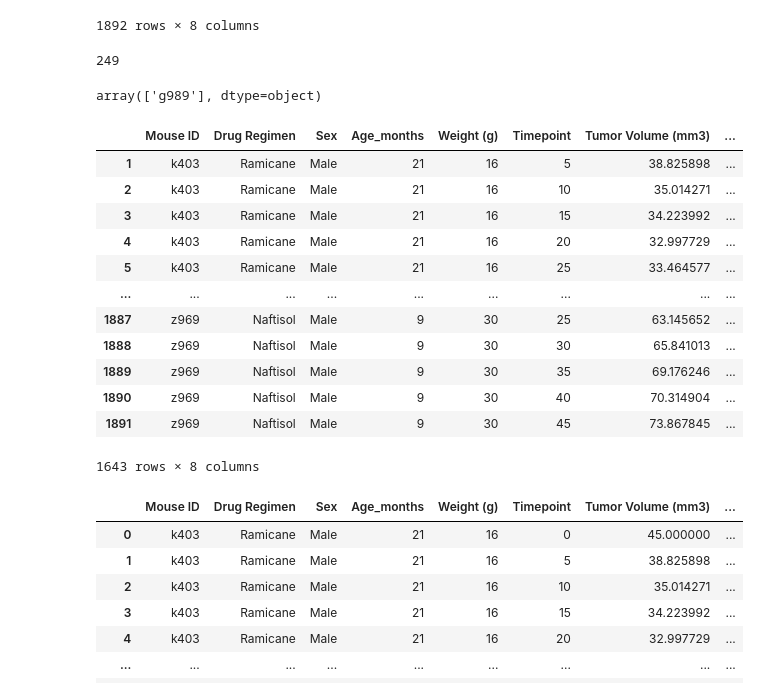
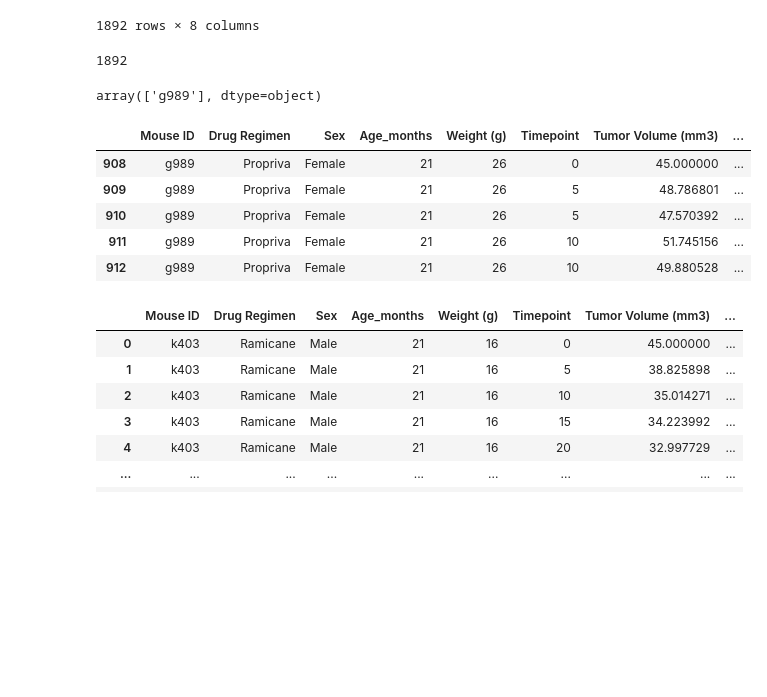
Before and after one commit to fhelms8/Matplotlib, a Jupyter notebook: Pymaceuticals/pymaceuticals_starter.ipynb, the cells around one changed output. Cells and saved outputs as stored; diff of their text form; code cells hidden in the pictures; blank space fills up the shorter version.

```diff
--- a/Pymaceuticals/pymaceuticals_starter.ipynb
+++ b/Pymaceuticals/pymaceuticals_starter.ipynb
@@ -5,6 +5,7 @@
 import matplotlib.pyplot as plt
 import pandas as pd
 import scipy.stats as st
+import numpy as np
 
 # Study data files
 mouse_metadata_path = "data/Mouse_metadata.csv"
@@ -15,7 +16,7 @@ mouse_metadata = pd.read_csv(mouse_metadata_path).drop_duplicates()
 study_results = pd.read_csv(study_results_path).drop_duplicates()
 
 # Combine the data into a single dataset
-merged_data = pd.merge(mouse_metadata, study_results, on='Mouse ID', how='inner')
+merged_data = pd.merge(mouse_metadata, study_results, on='Mouse ID', how='right')
 
 # Display the data table for preview
 merged_data
@@ -35,35 +36,30 @@ merged_data
 1892 rows × 8 columns
 # %%
 # Checking the number of mice.
-num_mice = merged_data['Mouse ID'].value_counts()
+num_mice = merged_data['Mouse ID']
 mice = len(num_mice)
 mice
 # %% [output]
-249
+1892
 # %%
 # Getting the duplicate mice by ID number that shows up for Mouse ID and Timepoint.
 duplicate_mice = merged_data.loc[merged_data.duplicated(subset=["Mouse ID", "Timepoint",]),"Mouse ID"].unique()
 duplicate_mice
 # %% [output]
 array(['g989'], dtype=object)
+# %%
+dup_data = merged_data['Mouse ID'] == 'g989'
 # %%
 # Optional: Get all the data for the duplicate mouse ID.
-all_mouseid = merged_data.loc[merged_data.duplicated(subset=["Mouse ID"])]
-all_mouseid
+mouse_duplicate_data = merged_data[dup_data]
+mouse_duplicate_data.head()
 # %% [output]
 |  | Mouse ID | Drug Regimen | Sex | Age_months | Weight (g) | Timepoint | Tumor Volume (mm3) | ... |
-| 1 | k403 | Ramicane | Male | 21 | 16 | 5 | 38.825898 | ... |
-| 2 | k403 | Ramicane | Male | 21 | 16 | 10 | 35.014271 | ... |
-| 3 | k403 | Ramicane | Male | 21 | 16 | 15 | 34.223992 | ... |
-| 4 | k403 | Ramicane | Male | 21 | 16 | 20 | 32.997729 | ... |
-| 5 | k403 | Ramicane | Male | 21 | 16 | 25 | 33.464577 | ... |
-| ... | ... | ... | ... | ... | ... | ... | ... | ... |
-| 1887 | z969 | Naftisol | Male | 9 | 30 | 25 | 63.145652 | ... |
-| 1888 | z969 | Naftisol | Male | 9 | 30 | 30 | 65.841013 | ... |
-| 1889 | z969 | Naftisol | Male | 9 | 30 | 35 | 69.176246 | ... |
-| 1890 | z969 | Naftisol | Male | 9 | 30 | 40 | 70.314904 | ... |
-| 1891 | z969 | Naftisol | Male | 9 | 30 | 45 | 73.867845 | ... |
+| 908 | g989 | Propriva | Female | 21 | 26 | 0 | 45.000000 | ... |
+| 909 | g989 | Propriva | Female | 21 | 26 | 5 | 48.786801 | ... |
+| 910 | g989 | Propriva | Female | 21 | 26 | 5 | 47.570392 | ... |
+| 911 | g989 | Propriva | Female | 21 | 26 | 10 | 51.745156 | ... |
+| 912 | g989 | Propriva | Female | 21 | 26 | 10 | 49.880528 | ... |
-1643 rows × 8 columns
 # %%
 # Create a clean DataFrame by dropping the duplicate mouse by its ID.
 clean_df=merged_data[merged_data["Mouse ID"].isin(duplicate_mice) == False]
```
Also changed, not shown: parts of 13 cells of this notebook.
